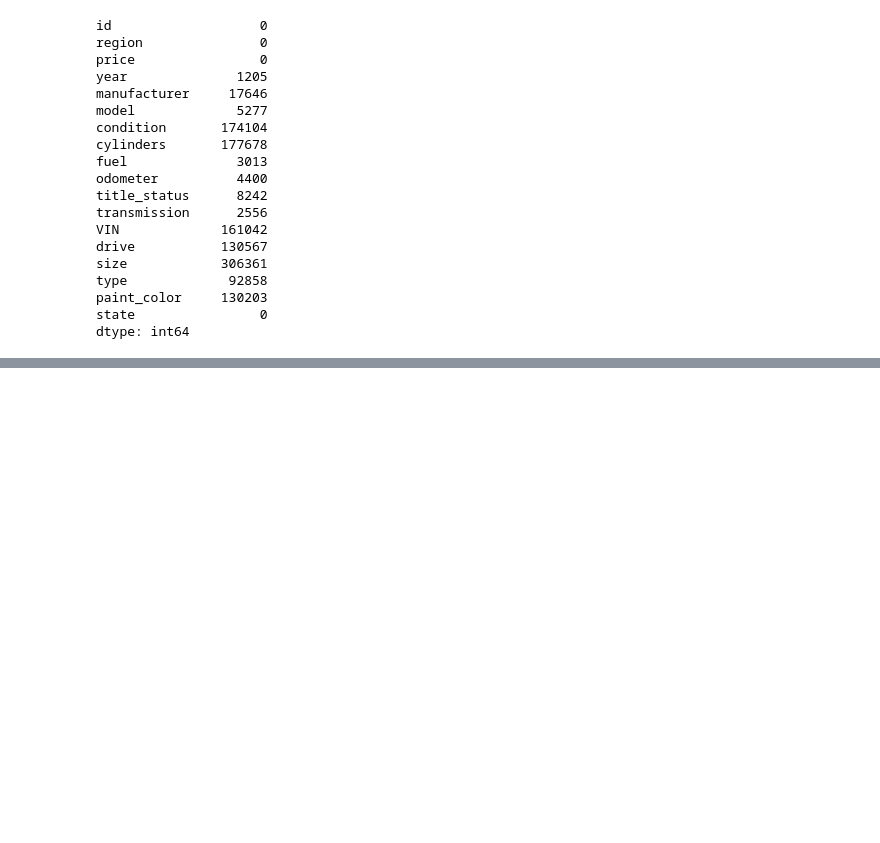
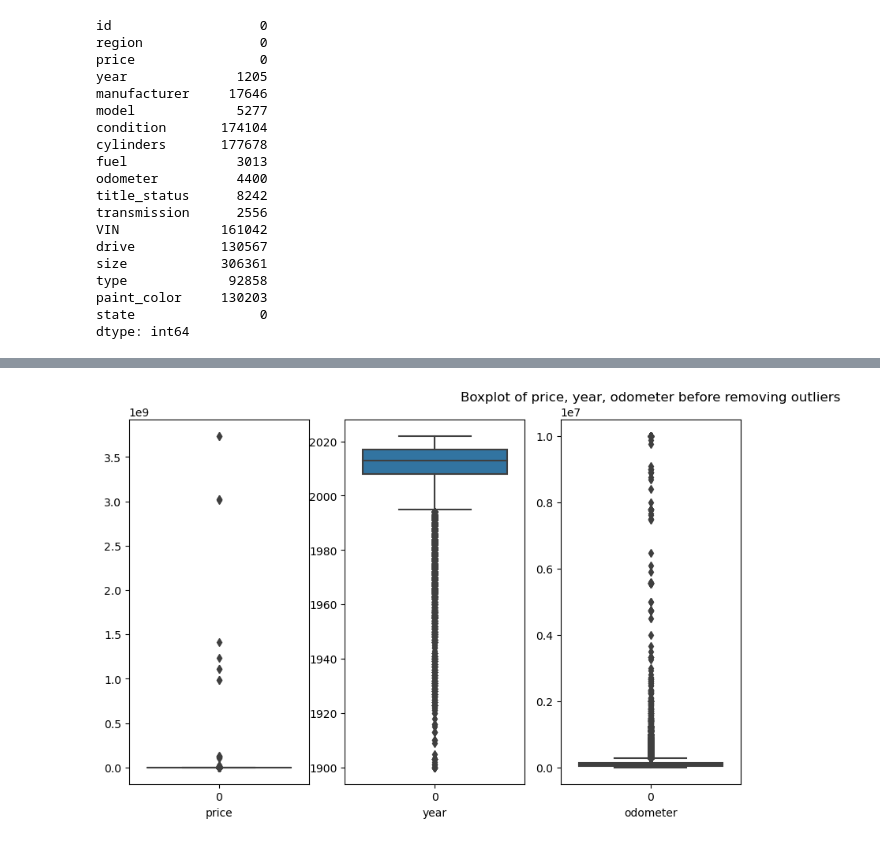
Before and after one commit to gopivalleru/UsedCarPriceAnalysis, a Jupyter notebook: prompt_II.ipynb, the cells around one changed output, grey strips where cells are left out. Drawn from its saved outputs; the diff is of its cells as text; code cells hidden in the pictures; blank space fills up the shorter version.

```diff
--- a/prompt_II.ipynb
+++ b/prompt_II.ipynb
@@ -137,0 +319,12 @@ Now that we've settled on our models and findings, it is time to deliver the inf
+# %%
+columns = ['price', 'year', 'odometer']
+plt.figure(figsize=(10, 6))
+for i in range(0, len(columns)):
+    plt.subplot(1, 3, i+1)
+    sns.boxplot(cars[columns[i]], orient='v')
+    plt.xlabel(columns[i])
+plt.title('Boxplot of price, year, odometer before removing outliers')
+plt.savefig('images/boxplot_price_year_odometer_before_outliers.png')
+plt.show()
+# %% [output]
+[figure, added]
```
Also changed, not shown: parts of 116 cells of this notebook, 13 other files.
